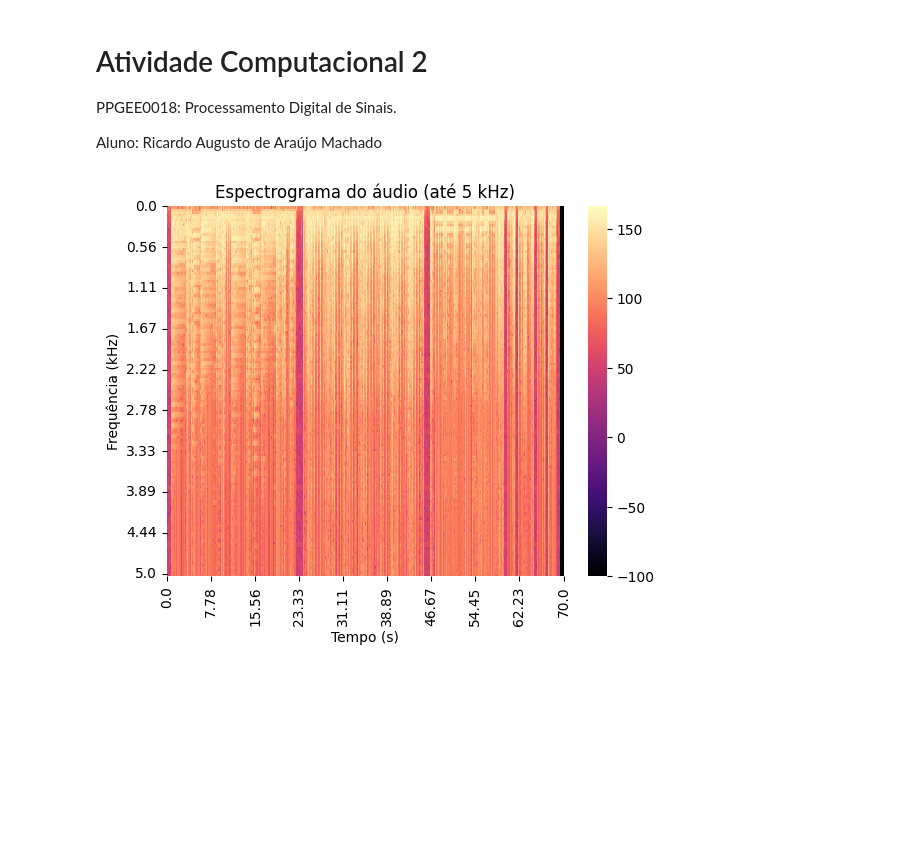
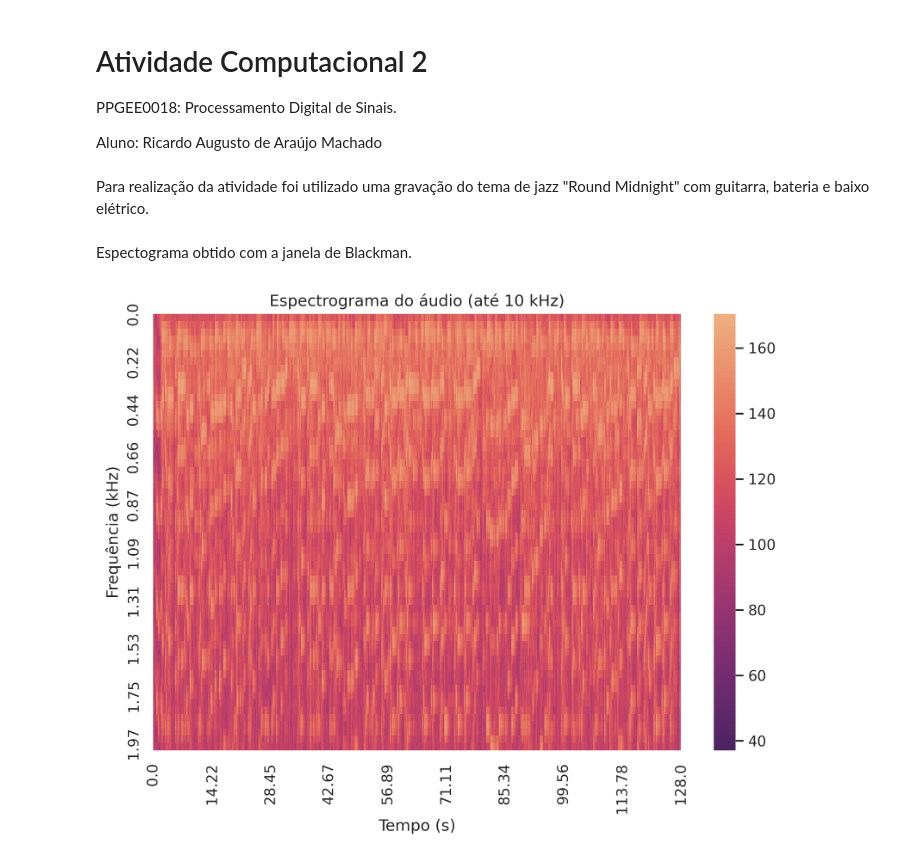
Before and after one commit to ricardoamachado/PPGEE0018, a Jupyter notebook: Atividades/atividade2.ipynb, the cells around one changed output. Saved outputs shown, nothing was run; the diff lists cells and outputs as text; code cells hidden in the pictures; blank space fills up the shorter version.

Commit message:
Atualização da atividade 2 - Diferentes janelas

```diff
--- a/Atividades/atividade2.ipynb
+++ b/Atividades/atividade2.ipynb
@@ -11,35 +11,44 @@ import scipy.signal as sps
 import numpy as np
 import seaborn as sns
 import matplotlib.pyplot as plt
+plt.rcParams['figure.dpi'] = 300
+plt.rcParams['figure.figsize'] = (9, 6)
+sns.set_theme(style="whitegrid")
+# %% [markdown]
+Para realização da atividade foi utilizado uma gravação do tema de jazz "Round Midnight" com guitarra, bateria e baixo elétrico.
 # %%
-audio_path = Path('dados/Aftermath DI.wav')
+audio_path = Path('dados/round midnight.wav')
 fs, dados_wav = read(audio_path)
 dados_wav = dados_wav[:, 0]  # Pega apenas um canal do áudio
 # %%
-# Definir uma janela de Hann da ordem de 30 ms.
-NUM_PONTOS = int(0.03 * fs)
-window = sps.windows.hamming(NUM_PONTOS)
+COMPRIMENTO_JANELA_MS = 30  # ms
+NUM_PONTOS = int(COMPRIMENTO_JANELA_MS * fs / 1000)
+hamming_window = sps.windows.hamming(NUM_PONTOS)
+hann_window = sps.windows.hann(NUM_PONTOS)
+blackman_window = sps.windows.blackman(NUM_PONTOS)
 # %%
 def plotar_espectrograma(dado_wav, window: np.ndarray, hop_size: int, fs: float) -> None:
     # Calcular a STFT
-    frequencias, tempos, matriz_stft = sps.stft(dado_wav, fs=fs, window=window, nperseg=len(window), noverlap=len(window)-hop_size)
+    freq, tempo, matriz_stft = sps.stft(dado_wav, fs=fs, window=window, nperseg=len(window), noverlap=len(window)-hop_size, scaling='spectrum')
     espectrograma_audio = np.abs(matriz_stft) ** 2
 
-    # Limitar a frequência máxima para 5 kHz
-    freq_max = 5000  # Hz
-    idx_max = np.where(frequencias <= freq_max)[0][-1] + 1
-    frequencias = frequencias[:idx_max]
+    # Limitar a frequência máxima para 2 kHz
+    freq_max = 2000  # Hz
+    idx_max = np.argmin(np.abs(freq - freq_max))
+    freq = freq[:idx_max]
     espectrograma_audio = espectrograma_audio[:idx_max, :]
 
     # Plotar o espectrograma
-    sns.heatmap(10 * np.log10(espectrograma_audio + 1e-10), cmap='magma')
-    plt.xticks(ticks=np.linspace(0, len(tempos)-1, 10), labels=np.round(np.linspace(0, tempos[-1], 10), 2))
-    plt.yticks(ticks=np.linspace(0, len(frequencias)-1, 10), labels=np.round(np.linspace(0, frequencias[-1], 10)/1000, 2))
+    sns.heatmap(10 * np.log10(espectrograma_audio + 1e-10), cmap='flare_r')
+    plt.xticks(ticks=np.linspace(0, len(tempo)-1, 10), labels=np.round(np.linspace(0, tempo[-1], 10), 2))
+    plt.yticks(ticks=np.linspace(0, len(freq)-1, 10), labels=np.round(np.linspace(0, freq[-1], 10)/1000, 2))
     plt.xlabel('Tempo (s)')
     plt.ylabel('Frequência (kHz)')
-    plt.title('Espectrograma do áudio (até 5 kHz)')
+    plt.title('Espectrograma do áudio (até 10 kHz)')
     plt.show()
+# %% [markdown]
+Espectograma obtido com a janela de Blackman.
 # %%
-plotar_espectrograma(dados_wav, window, hop_size=NUM_PONTOS//4, fs=fs)
+plotar_espectrograma(dados_wav, blackman_window, hop_size=NUM_PONTOS // 2, fs=fs)
 # %% [output]
-[figure, old version]
+[figure, new version]
```
Also changed, not shown: parts of 4 cells of this notebook, 1 other file.
